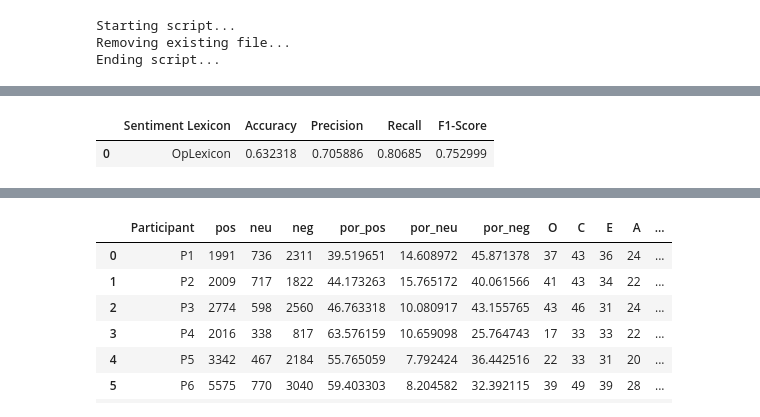
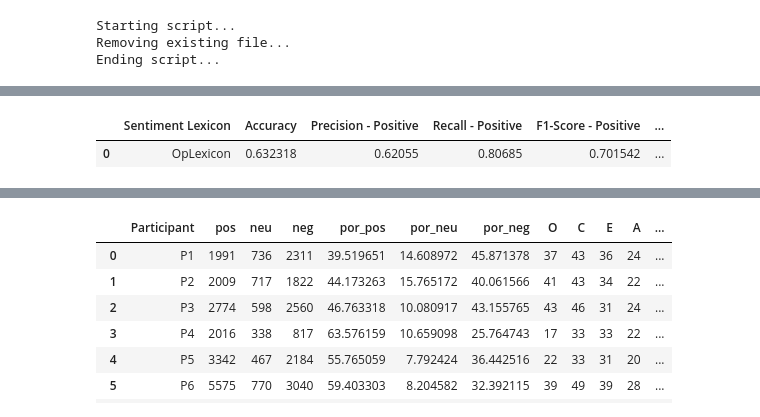
Before and after one commit to leosilva/peerj_computer_science_2022, a Jupyter notebook: Notebooks/Algorithms Statistics.ipynb, the cells around one changed output, grey strips where cells are left out. Cells and saved outputs as stored; diff of their text form; code cells hidden in the pictures.

```diff
--- a/Notebooks/Algorithms Statistics.ipynb
+++ b/Notebooks/Algorithms Statistics.ipynb
@@ -180,15 +206,22 @@ F1 Score:  75.3 %
 # %%
-rdf = pd.DataFrame(columns=['Sentiment Lexicon', 'Accuracy', 'Precision', 'Recall', 'F1-Score'])
+rdf = pd.DataFrame(columns=['Sentiment Lexicon', 'Accuracy', 'Precision - Positive',
+                            'Recall - Positive', 'F1-Score - Positive',
+                            'Precision - Negative',
+                            'Recall - Negative', 'F1-Score - Negative'
+                           ])
 d = {
     'Sentiment Lexicon': 'OpLexicon',
     'Accuracy': accuracy,
-    'Precision': precision,
-    'Recall': recall,
-    'F1-Score': f1_score
+    'Precision - Positive': precision_pos,
+    'Recall - Positive': recall_pos,
+    'F1-Score - Positive': f1_score_pos,
+    'Precision - Negative': precision_neg,
+    'Recall - Negative': recall_neg,
+    'F1-Score - Negative': f1_score_neg
 }
 rdf = rdf.append(d, ignore_index=True)
 rdf
 # %% [output]
-|  | Sentiment Lexicon | Accuracy | Precision | Recall | F1-Score |
-| 0 | OpLexicon | 0.632318 | 0.705886 | 0.80685 | 0.752999 |
+|  | Sentiment Lexicon | Accuracy | Precision - Positive | Recall - Positive | F1-Score - Positive | ... |
+| 0 | OpLexicon | 0.632318 | 0.62055 | 0.80685 | 0.701542 | ... |
 # %%
```
Also changed, not shown: parts of 11 cells of this notebook.
